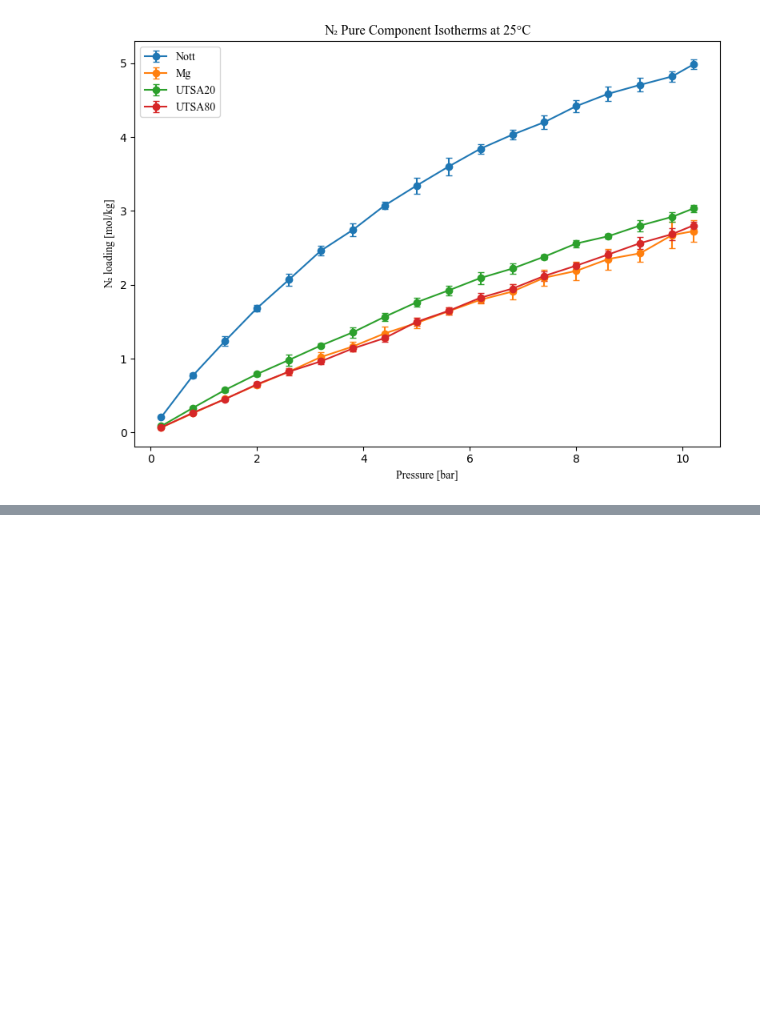
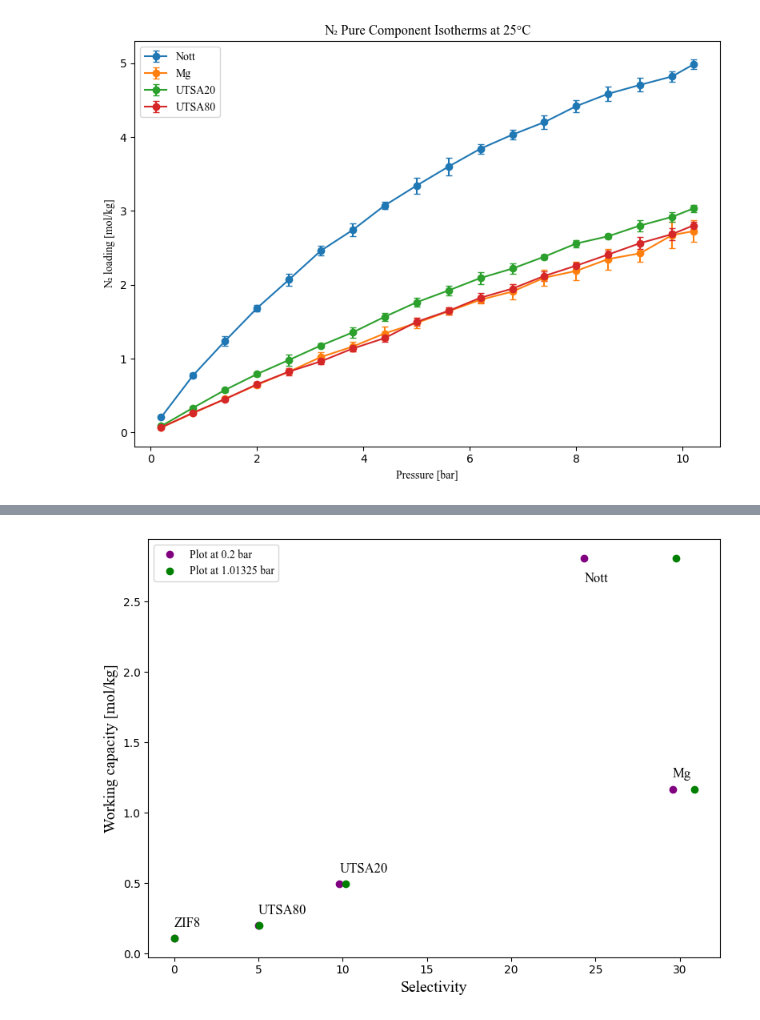
Before and after one commit to clarice-m04/modellinglab, a Jupyter notebook: Project2.ipynb, the cells around one changed output, grey strips where cells are left out. Saved outputs shown, nothing was run; the diff lists cells and outputs as text; code cells hidden in the pictures; blank space fills up the shorter version.

```diff
--- a/Project2.ipynb
+++ b/Project2.ipynb
@@ -136,0 +163,26 @@ File N2_ZIF8.csv not found, skipping.
+# %%
+import matplotlib.pyplot as plt
+import numpy as np
+
+
+working_capacity = [1.1691, 0.4939, 0.1983, 0.1099, 2.8102]
+selectivity_1 = [29.57, 9.81, 4.98, 0, 24.33]  # pression at 0.2 bar
+selectivity_2 = [30.85, 10.18, 5.04, 0, 29.80] # pression at 1.01325 bar
+mofs = ["Mg", "UTSA20", "UTSA80", "ZIF8", "Nott"]
+
+plt.figure(figsize=(8,6))
+plt.plot(selectivity_1, working_capacity, linestyle = ' ', marker = 'o', color = 'purple', linewidth = 1, label = "Plot at 0.2 bar")
+plt.plot(selectivity_2, working_capacity, linestyle = ' ', marker = 'o', color = 'green', linewidth = 1, label = "Plot at 1.01325 bar")
+
+for i in range(len(working_capacity)-1):
+    plt.text(selectivity_1[i], working_capacity[i] + 0.08, mofs[i], fontname= 'Times New Roman', fontsize = 12)
+
+plt.text(selectivity_1[4], working_capacity[4]-0.17, mofs[4], fontname= 'Times New Roman', fontsize = 12)
+
+plt.ylabel("Working capacity [mol/kg]", fontname = 'Times New Roman', fontsize = 14)
+plt.xlabel("Selectivity", fontname = 'Times New Roman', fontsize = 14)
+plt.legend(prop={'family': 'Times New Roman'})
+plt.tight_layout()
+plt.show()
+# %% [output]
+[figure, added]
```
Also changed, not shown: parts of 1 cell of this notebook, 2 other files.
